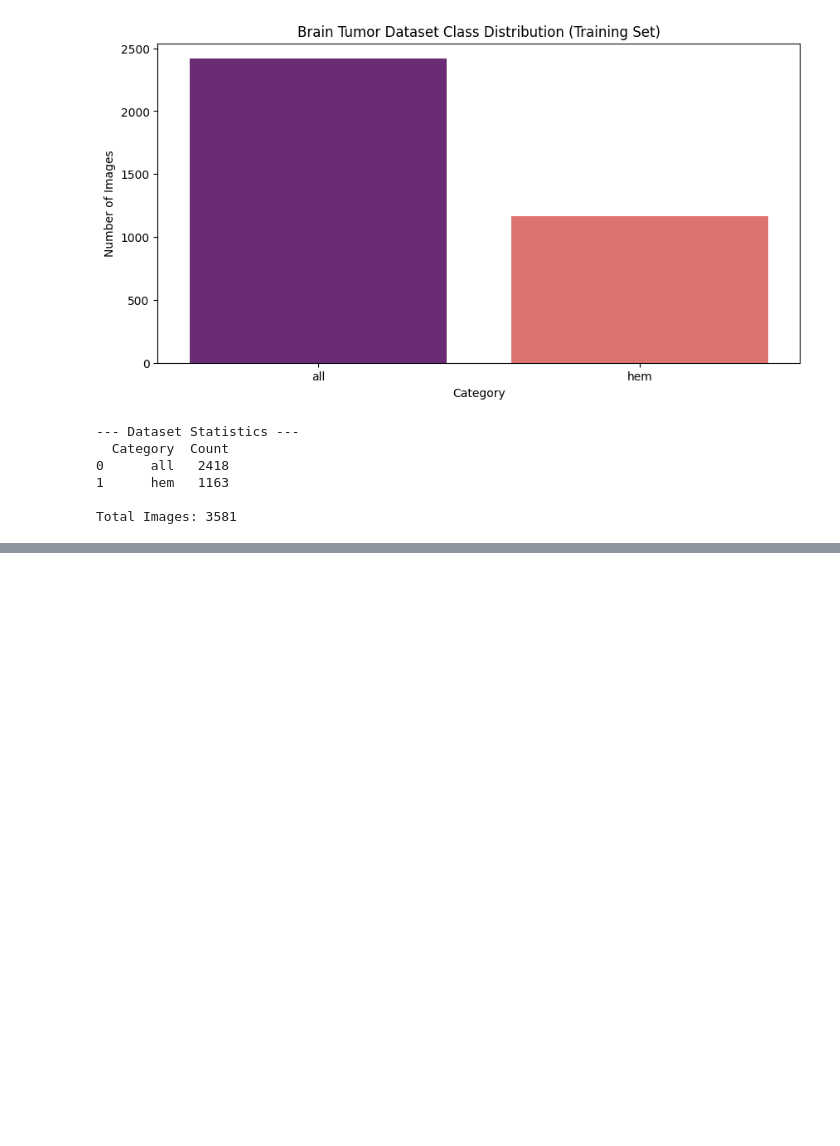
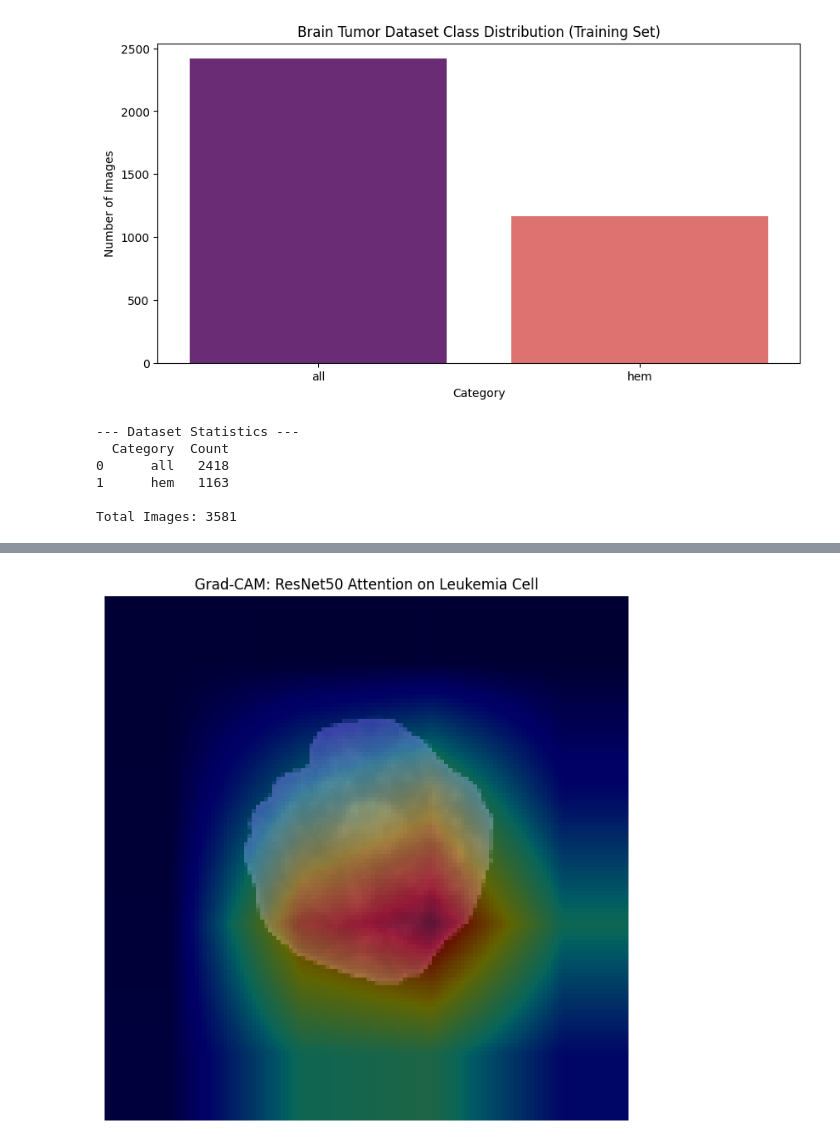
Before and after one commit to padmasriveeramachaneni/Leukemia-Detection-System, a Jupyter notebook: leukemia_detection.ipynb, the cells around one changed output, grey strips where cells are left out. Saved outputs shown, nothing was run; the diff lists cells and outputs as text; code cells hidden in the pictures; blank space fills up the shorter version.

```diff
--- a/leukemia_detection.ipynb
+++ b/leukemia_detection.ipynb
@@ -105,0 +466,60 @@ Total Images: 3581
+# %%
+import tensorflow as tf
+import numpy as np
+import matplotlib.pyplot as plt
+
+def get_nested_gradcam(model, img_array, inner_model_name='resnet50', target_layer_name='conv5_block3_out'):
+    # 1. Access the internal ResNet50 model
+    inner_model = model.get_layer(inner_model_name)
+
+    # 2. Create a model that maps ResNet50 input to the target conv layer AND the ResNet50 output
+    # Note: We use inner_model.input and inner_model.output
+    grad_model = tf.keras.models.Model(
+        [inner_model.input],
+        [inner_model.get_layer(target_layer_name).output, inner_model.output]
+    )
+
+    # 3. Get gradients
+    with tf.GradientTape() as tape:
+        # We must pass the image through the grad_model
+        conv_outputs, predictions = grad_model(img_array)
+
+        # Since your main model has more layers after ResNet (Dense/Dropout),
+        # we need the final prediction from the WHOLE model to get the right gradient
+        # However, for binary classification, we can just use the internal ResNet output
+        # as a proxy for feature importance.
+        class_channel = predictions[:, 0]
+
+    # 4. Extract gradients
+    grads = tape.gradient(class_channel, conv_outputs)
+    pooled_grads = tf.reduce_mean(grads, axis=(0, 1, 2))
+
+    # 5. Build heatmap
+    conv_outputs = conv_outputs[0]
+    heatmap = conv_outputs @ pooled_grads[..., tf.newaxis]
+    heatmap = tf.squeeze(heatmap)
+
+    # 6. Normalize
+    heatmap = tf.maximum(heatmap, 0) / (tf.math.reduce_max(heatmap) + 1e-10)
+    return heatmap.numpy()
+
+# EXECUTION
+# 1. Grab an image
+for img_batch, label_batch in val_ds.take(1):
+    img_to_test = img_batch[0:1]
+    break
+
+# 2. Generate Heatmap
+heatmap = get_nested_gradcam(resnet_model, img_to_test)
+
+# 3. Visualize
+plt.figure(figsize=(8, 8))
+plt.imshow(img_to_test[0].numpy().astype("uint8"))
+# Resize heatmap to match image size and overlay
+resized_heatmap = cv2.resize(heatmap, (128, 128))
+plt.imshow(resized_heatmap, cmap='jet', alpha=0.4)
+plt.title("Grad-CAM: ResNet50 Attention on Leukemia Cell")
+plt.axis('off')
+plt.show()
+# %% [output]
+[figure, added]
```
Also changed, not shown: parts of 21 cells of this notebook.
